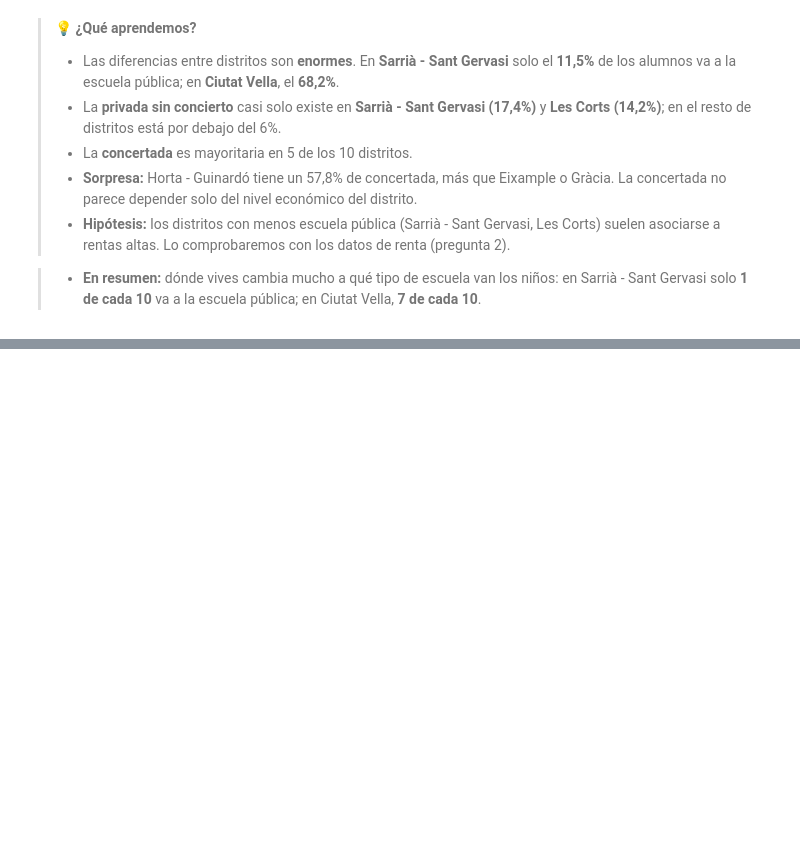
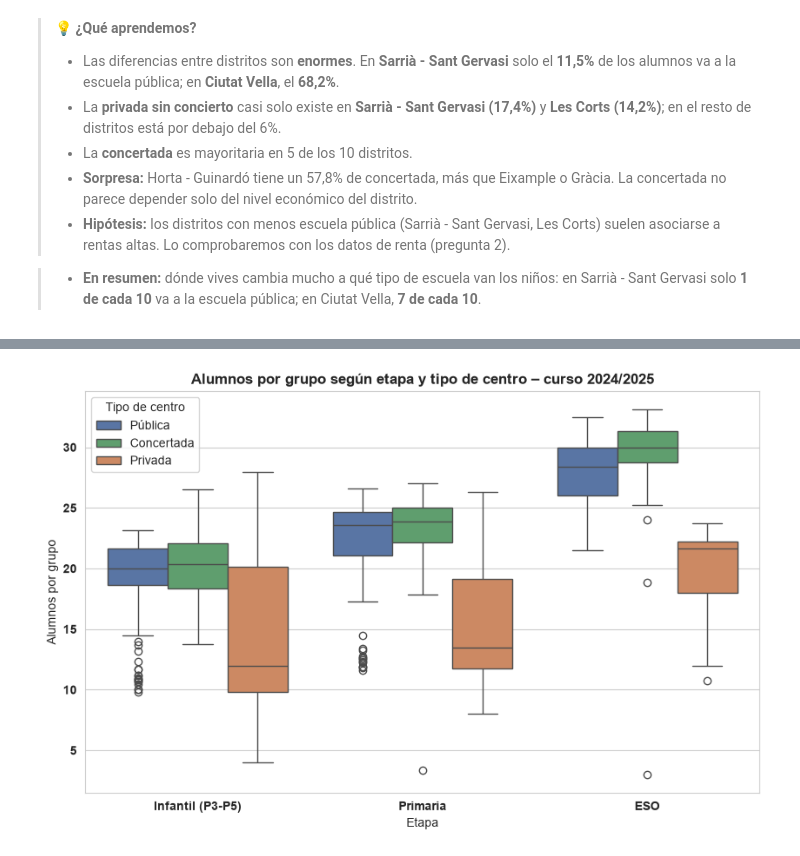
Before and after one commit to esrakesken/eda-educacion-barcelona, a Jupyter notebook: notebooks/01_eda_educacion_bcn.ipynb, the cells around one changed output, grey strips where cells are left out. Saved outputs shown, nothing was run; the diff lists cells and outputs as text; code cells hidden in the pictures; blank space fills up the shorter version.

Commit message:
feat: alumnos por grupo según tipo de centro (pivot_table)

```diff
--- a/notebooks/01_eda_educacion_bcn.ipynb
+++ b/notebooks/01_eda_educacion_bcn.ipynb
@@ -977,0 +999,13 @@ plt.show()
+# %%
+fig, ax = plt.subplots()
+sns.boxplot(data=grupos_actual, x="etapa", y="alumnos_por_grupo", hue="tipo_centro",
+            order=ORDEN_ETAPAS, hue_order=ORDEN_TIPOS, palette=COLORES_TIPO, ax=ax)
+
+ax.set_title(f"Alumnos por grupo según etapa y tipo de centro – curso {CURSO_ACTUAL}")
+ax.set_xlabel("Etapa")
+ax.set_ylabel("Alumnos por grupo")
+ax.legend(title="Tipo de centro")
+formatear_ejes(ax)
+plt.show()
+# %% [output]
+[figure, added]
```
Also changed, not shown: parts of 3 cells of this notebook.
